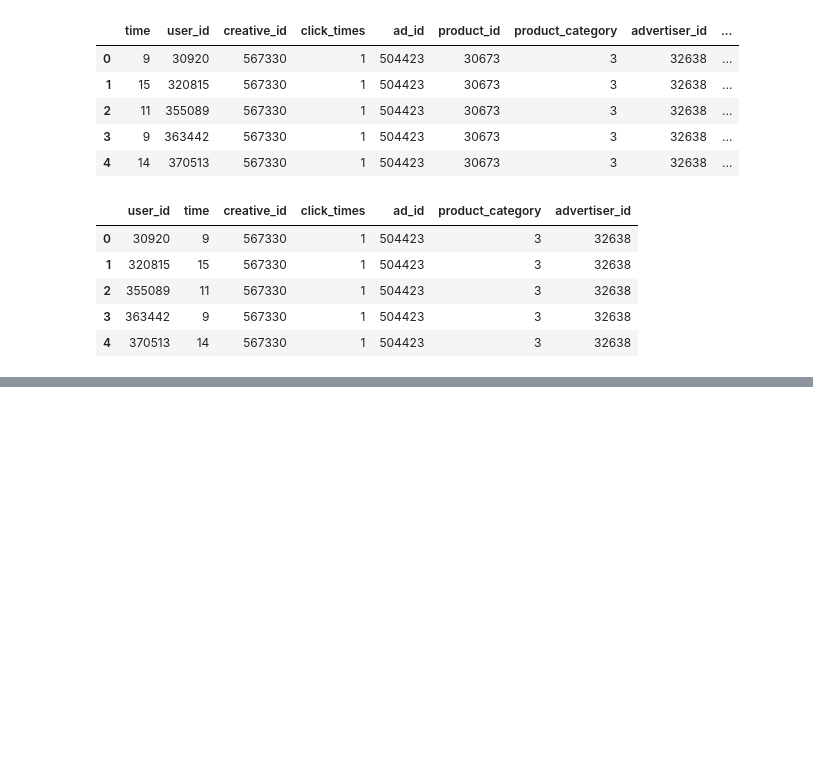
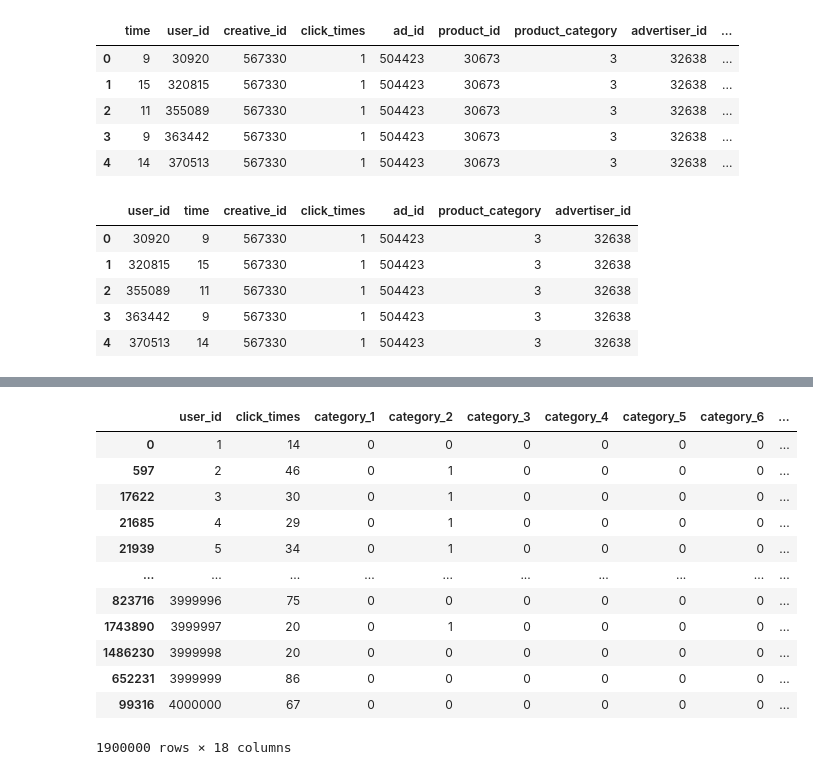
Before and after one commit to lx1374327576/xzwbsrz_pre, a Jupyter notebook: lx_test/pre_test3.ipynb, the cells around one changed output, grey strips where cells are left out. Cells and saved outputs as stored; diff of their text form; code cells hidden in the pictures; blank space fills up the shorter version.

```diff
--- a/lx_test/pre_test3.ipynb
+++ b/lx_test/pre_test3.ipynb
@@ -96,0 +114,3 @@ df.head()
+# %%
+X = df3.groupby('user_id')['click_times'].sum()
+X
@@ -96,0 +131,6 @@ df.head()
+# %%
+df["fre_creative_id"] = (df.groupby("user_id")["creative_id"].transform(lambda x: x.value_counts().index[0]))
+X_tmp = df.drop_duplicates(subset=['user_id'],keep='first')
+X_tmp = X_tmp[['user_id', 'creative_id']]
+X = pd.merge(X, X_tmp, left_on='user_id', right_on='user_id')
+X
@@ -96,0 +151,22 @@ df.head()
+# %%
+# 点击最多的类
+X = pd.merge(X, df2[['creative_id', 'product_category']], left_on='creative_id', right_on='creative_id')
+X = X.drop('creative_id', axis = 1)
+X_tmp = pd.get_dummies(X['product_category'], prefix='category')
+X = pd.concat([X.drop('product_category', axis = 1), X_tmp], axis=1)
+X = X.sort_values('user_id')
+X
+# %% [output]
+|  | user_id | click_times | category_1 | category_2 | category_3 | category_4 | category_5 | category_6 | ... |
+| 0 | 1 | 14 | 0 | 0 | 0 | 0 | 0 | 0 | ... |
+| 597 | 2 | 46 | 0 | 1 | 0 | 0 | 0 | 0 | ... |
+| 17622 | 3 | 30 | 0 | 1 | 0 | 0 | 0 | 0 | ... |
+| 21685 | 4 | 29 | 0 | 1 | 0 | 0 | 0 | 0 | ... |
+| 21939 | 5 | 34 | 0 | 1 | 0 | 0 | 0 | 0 | ... |
+| ... | ... | ... | ... | ... | ... | ... | ... | ... | ... |
+| 823716 | 3999996 | 75 | 0 | 0 | 0 | 0 | 0 | 0 | ... |
+| 1743890 | 3999997 | 20 | 0 | 1 | 0 | 0 | 0 | 0 | ... |
+| 1486230 | 3999998 | 20 | 0 | 0 | 0 | 0 | 0 | 0 | ... |
+| 652231 | 3999999 | 86 | 0 | 0 | 0 | 0 | 0 | 0 | ... |
+| 99316 | 4000000 | 67 | 0 | 0 | 0 | 0 | 0 | 0 | ... |
+1900000 rows × 18 columns
```
Also changed, not shown: parts of 20 cells of this notebook, 2 other files.
